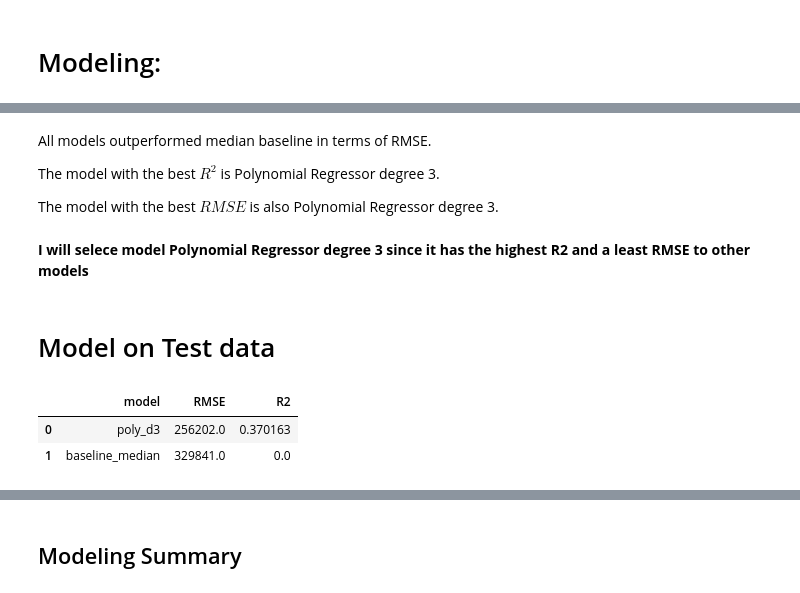
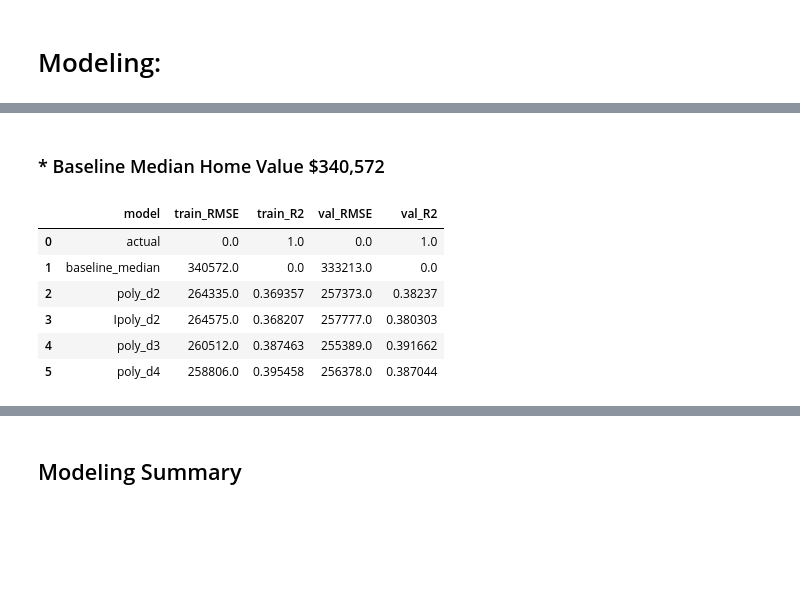
Before and after one commit to Yvette-Ibarra/regression-project, a Jupyter notebook: Zillow_Project_Final_Report.ipynb, the cells around one changed output, grey strips where cells are left out. Saved outputs shown, nothing was run; the diff lists cells and outputs as text; code cells hidden in the pictures; blank space fills up the shorter version.

```diff
--- a/Zillow_Project_Final_Report.ipynb
+++ b/Zillow_Project_Final_Report.ipynb
@@ -339,17 +267,12 @@ m.metric_validate(validate_pred,y_validate)
-# %% [markdown]
-All models outperformed median baseline in terms of RMSE.
-
-The model with the best $R^2$ is Polynomial Regressor degree 3.
-
-The model with the best $RMSE$ is also Polynomial Regressor degree 3.
-# %% [markdown]
-**I will selece model Polynomial Regressor degree 3 since it has the highest R2 and a least RMSE to other models**
-# %% [markdown]
-# Model on Test data
-# %%
-# get metrics on Final Model
-m.metric_validate(test_pred[['poly_d3','baseline_median']],y_test)
-# %% [output]
-|  | model | RMSE | R2 |
-| 0 | poly_d3 | 256202.0 | 0.370163 |
-| 1 | baseline_median | 329841.0 | 0.0 |
+# %% [markdown]
+### * Baseline Median Home Value                                                            $340,572
+# %%
+m.metrics(train_pred,y_train, validate_pred, y_validate)
+# %% [output]
+|  | model | train_RMSE | train_R2 | val_RMSE | val_R2 |
+| 0 | actual | 0.0 | 1.0 | 0.0 | 1.0 |
+| 1 | baseline_median | 340572.0 | 0.0 | 333213.0 | 0.0 |
+| 2 | poly_d2 | 264335.0 | 0.369357 | 257373.0 | 0.38237 |
+| 3 | Ipoly_d2 | 264575.0 | 0.368207 | 257777.0 | 0.380303 |
+| 4 | poly_d3 | 260512.0 | 0.387463 | 255389.0 | 0.391662 |
+| 5 | poly_d4 | 258806.0 | 0.395458 | 256378.0 | 0.387044 |
```
Also changed, not shown: parts of 46 cells of this notebook.
